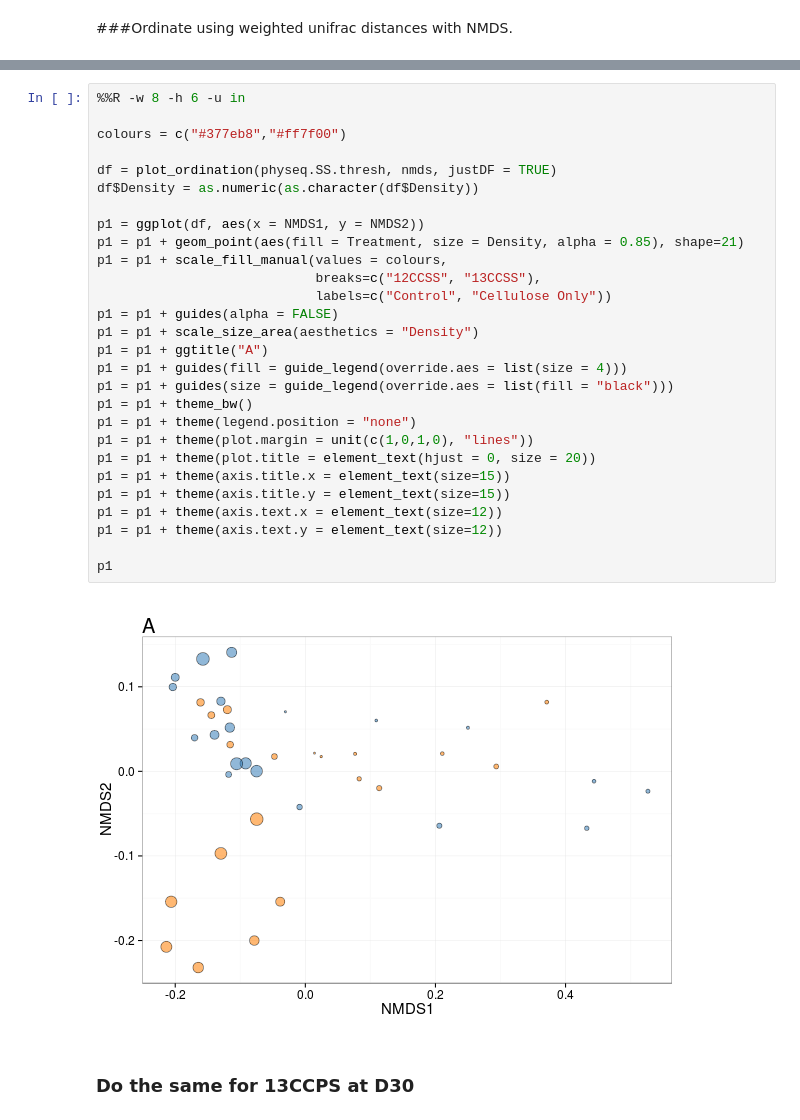
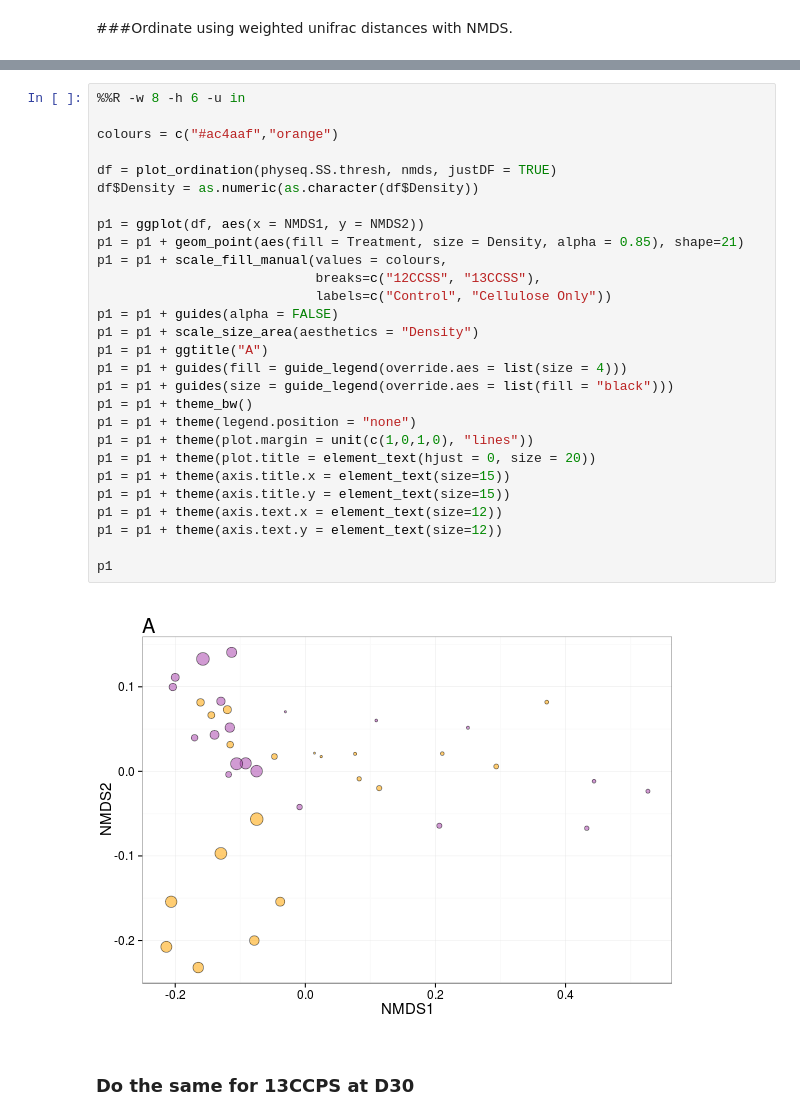
Before and after one commit to acampbellina/single_substrate, a Jupyter notebook: ordination_3panel_figure.ipynb, the cells around one changed output, grey strips where cells are left out. Drawn from its saved outputs; the diff is of its cells as text.

```diff
--- a/ordination_3panel_figure.ipynb
+++ b/ordination_3panel_figure.ipynb
@@ -86,33 +85,33 @@ Run 18 stress 0.06235141
 # %%
 %%R -w 8 -h 6 -u in
 
-colours = c("#377eb8","#ff7f00")
+colours = c("#ac4aaf","orange")
 
 df = plot_ordination(physeq.SS.thresh, nmds, justDF = TRUE)
 df$Density = as.numeric(as.character(df$Density))
 
 p1 = ggplot(df, aes(x = NMDS1, y = NMDS2))
 p1 = p1 + geom_point(aes(fill = Treatment, size = Density, alpha = 0.85), shape=21)
 p1 = p1 + scale_fill_manual(values = colours,
                             breaks=c("12CCSS", "13CCSS"),
                             labels=c("Control", "Cellulose Only"))
 p1 = p1 + guides(alpha = FALSE)
 p1 = p1 + scale_size_area(aesthetics = "Density")
 p1 = p1 + ggtitle("A")
 p1 = p1 + guides(fill = guide_legend(override.aes = list(size = 4)))
 p1 = p1 + guides(size = guide_legend(override.aes = list(fill = "black")))
 p1 = p1 + theme_bw()
 p1 = p1 + theme(legend.position = "none")
 p1 = p1 + theme(plot.margin = unit(c(1,0,1,0), "lines"))
 p1 = p1 + theme(plot.title = element_text(hjust = 0, size = 20))
 p1 = p1 + theme(axis.title.x = element_text(size=15))
 p1 = p1 + theme(axis.title.y = element_text(size=15))
 p1 = p1 + theme(axis.text.x = element_text(size=12))
 p1 = p1 + theme(axis.text.y = element_text(size=12))
 
 p1
 # %% [output]
-[figure, old version]
+[figure, new version]
 # %% [markdown]
 ### Do the same for 13CCPS at D30
 # %%
```
Also changed, not shown: parts of 21 cells of this notebook, 1 other file.
